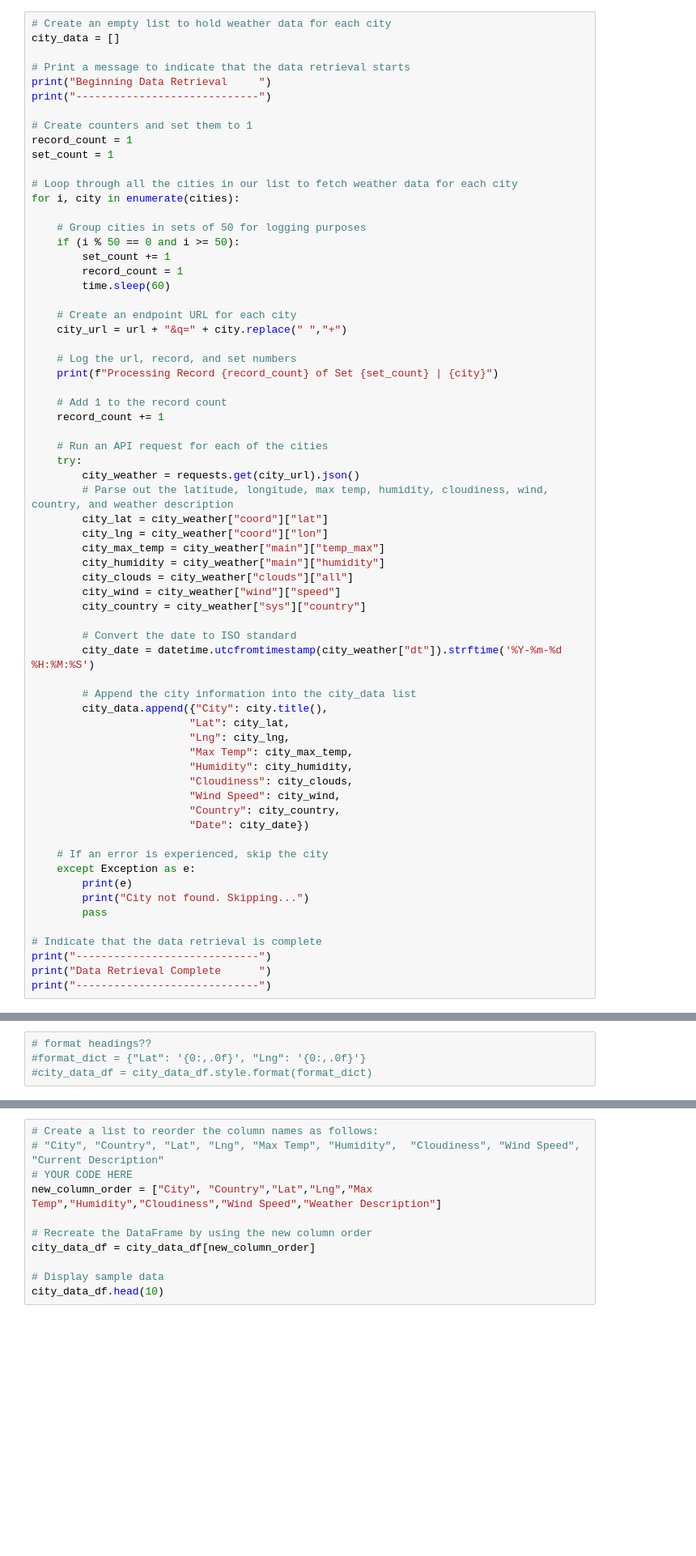
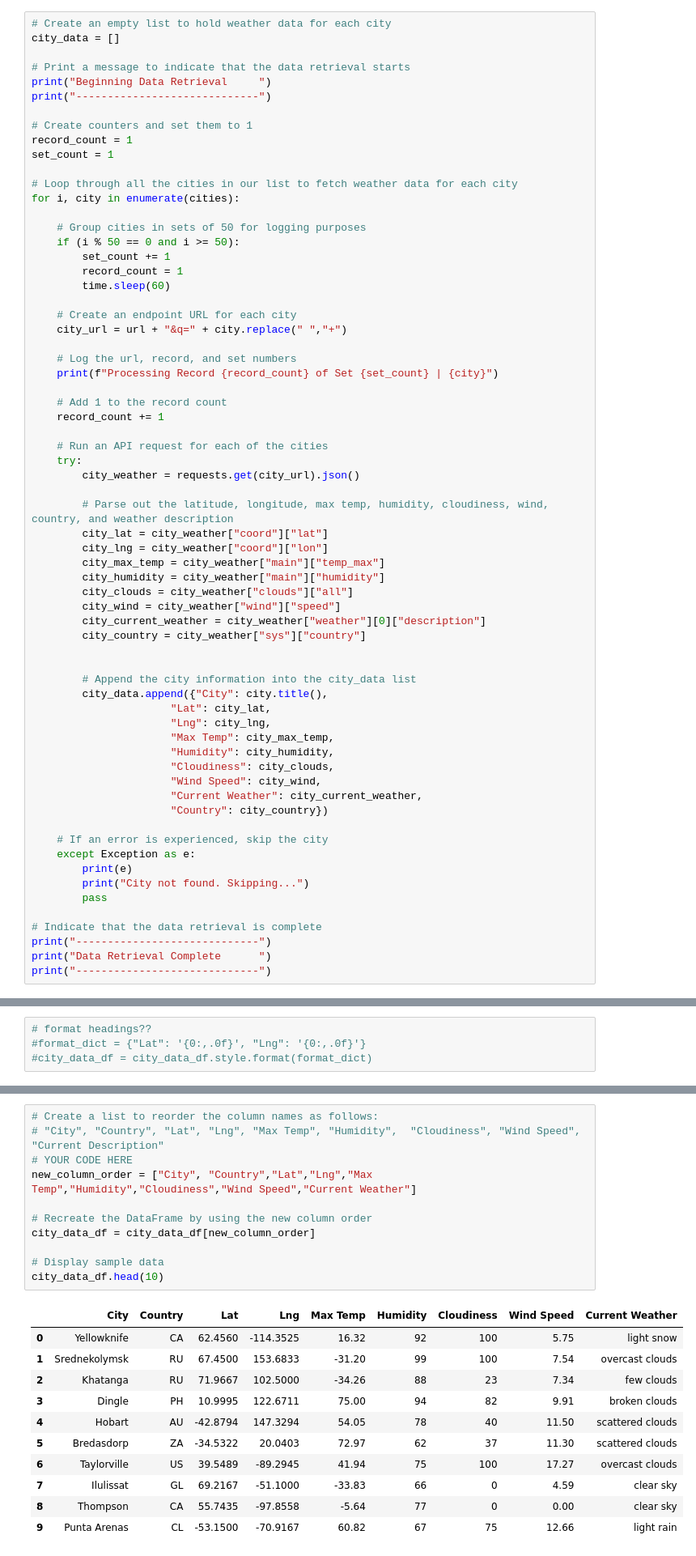
Before and after one commit to SusanFair/World_Weather_Analysis, a Jupyter notebook: Weather_Database/Weather_Database.ipynb, the cells around one changed output, grey strips where cells are left out. Shown at 81% size. Saved outputs shown, nothing was run; the diff lists cells and outputs as text; blank space fills up the shorter version.

```diff
--- a/Weather_Database/Weather_Database.ipynb
+++ b/Weather_Database/Weather_Database.ipynb
@@ -149,6 +149,7 @@ for i, city in enumerate(cities):
     # Run an API request for each of the cities
     try:
         city_weather = requests.get(city_url).json()
+
         # Parse out the latitude, longitude, max temp, humidity, cloudiness, wind, country, and weather description
         city_lat = city_weather["coord"]["lat"]
         city_lng = city_weather["coord"]["lon"]
@@ -156,21 +157,20 @@ for i, city in enumerate(cities):
         city_humidity = city_weather["main"]["humidity"]
         city_clouds = city_weather["clouds"]["all"]
         city_wind = city_weather["wind"]["speed"]
+        city_current_weather = city_weather["weather"][0]["description"]
         city_country = city_weather["sys"]["country"]
 
-        # Convert the date to ISO standard
-        city_date = datetime.utcfromtimestamp(city_weather["dt"]).strftime('%Y-%m-%d %H:%M:%S')
 
         # Append the city information into the city_data list
         city_data.append({"City": city.title(),
-                         "Lat": city_lat,
-                         "Lng": city_lng,
-                         "Max Temp": city_max_temp,
-                         "Humidity": city_humidity,
-                         "Cloudiness": city_clouds,
-                         "Wind Speed": city_wind,
-                         "Country": city_country,
-                         "Date": city_date})
+                      "Lat": city_lat,
+                      "Lng": city_lng,
+                      "Max Temp": city_max_temp,
+                      "Humidity": city_humidity,
+                      "Cloudiness": city_clouds,
+                      "Wind Speed": city_wind,
+                      "Current Weather": city_current_weather,
+                      "Country": city_country})
 
     # If an error is experienced, skip the city
     except Exception as e:
@@ -221,14 +239,26 @@ city_data_df.columns
 # %%
 # Create a list to reorder the column names as follows:
 # "City", "Country", "Lat", "Lng", "Max Temp", "Humidity",  "Cloudiness", "Wind Speed",  "Current Description"
 # YOUR CODE HERE
-new_column_order = ["City", "Country","Lat","Lng","Max Temp","Humidity","Cloudiness","Wind Speed","Weather Description"]
+new_column_order = ["City", "Country","Lat","Lng","Max Temp","Humidity","Cloudiness","Wind Speed","Current Weather"]
 
 # Recreate the DataFrame by using the new column order
 city_data_df = city_data_df[new_column_order]
 
 # Display sample data
 city_data_df.head(10)
+# %% [output]
+|  | City | Country | Lat | Lng | Max Temp | Humidity | Cloudiness | Wind Speed | Current Weather |
+| 0 | Yellowknife | CA | 62.4560 | -114.3525 | 16.32 | 92 | 100 | 5.75 | light snow |
+| 1 | Srednekolymsk | RU | 67.4500 | 153.6833 | -31.20 | 99 | 100 | 7.54 | overcast clouds |
+| 2 | Khatanga | RU | 71.9667 | 102.5000 | -34.26 | 88 | 23 | 7.34 | few clouds |
+| 3 | Dingle | PH | 10.9995 | 122.6711 | 75.00 | 94 | 82 | 9.91 | broken clouds |
+| 4 | Hobart | AU | -42.8794 | 147.3294 | 54.05 | 78 | 40 | 11.50 | scattered clouds |
+| 5 | Bredasdorp | ZA | -34.5322 | 20.0403 | 72.97 | 62 | 37 | 11.30 | scattered clouds |
+| 6 | Taylorville | US | 39.5489 | -89.2945 | 41.94 | 75 | 100 | 17.27 | overcast clouds |
+| 7 | Ilulissat | GL | 69.2167 | -51.1000 | -33.83 | 66 | 0 | 4.59 | clear sky |
+| 8 | Thompson | CA | 55.7435 | -97.8558 | -5.64 | 77 | 0 | 0.00 | clear sky |
+| 9 | Punta Arenas | CL | -53.1500 | -70.9167 | 60.82 | 67 | 75 | 12.66 | light rain |
 # %%
 # Display the data types of each column by using the dtypes Pandas function
 city_data_df.dtypes
```
Also changed, not shown: parts of 7 cells of this notebook, 8 other files.
